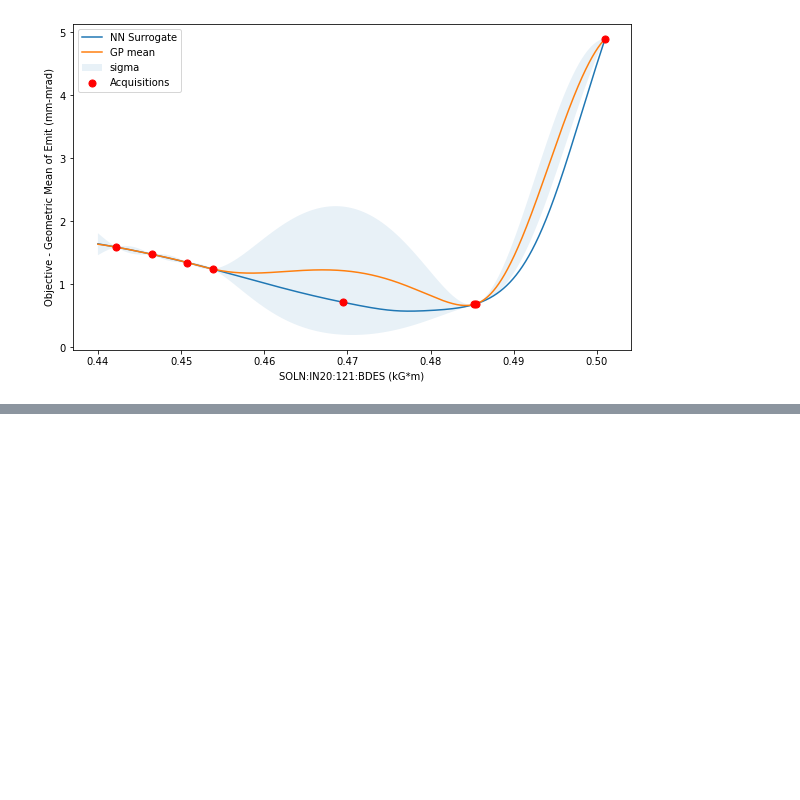
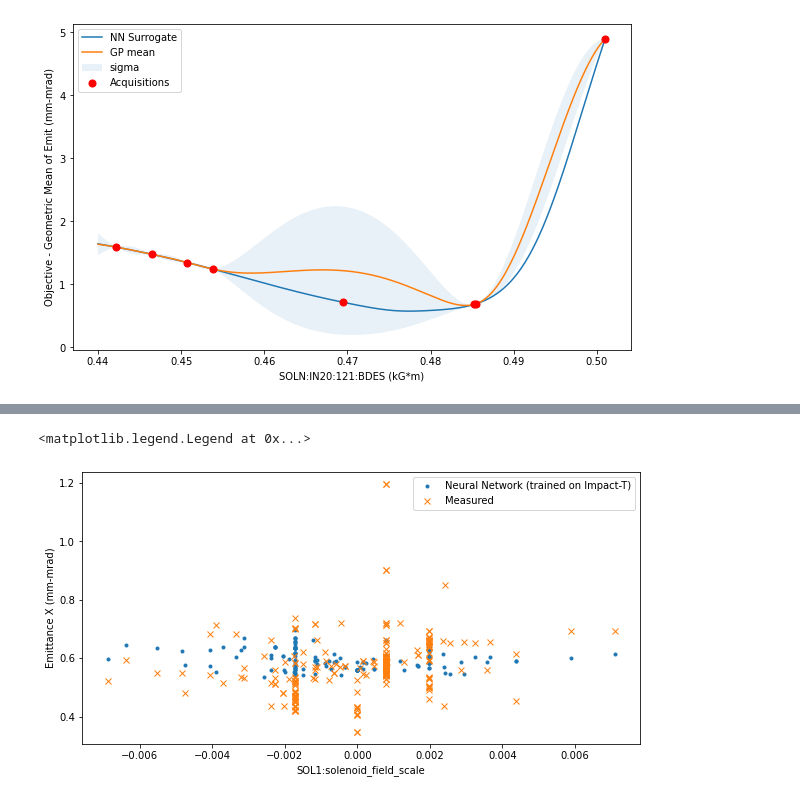
Before and after one commit to singh96aman/lcls_cu_injector_tuning, a Jupyter notebook: models/simple_models/LCLS_Cu_Inj_scalar_beam_size_emit_OTR2_EASY.ipynb, the cells around one changed output, grey strips where cells are left out. Drawn from its saved outputs; the diff is of its cells as text; code cells hidden in the pictures; blank space fills up the shorter version.

```diff
--- a/models/simple_models/LCLS_Cu_Inj_scalar_beam_size_emit_OTR2_EASY.ipynb
+++ b/models/simple_models/LCLS_Cu_Inj_scalar_beam_size_emit_OTR2_EASY.ipynb
@@ -944,0 +1041,11 @@ plot_bo(evaluate_sol2, bo)
+# %%
+plt.figure(figsize=(10,5))
+plt.plot(np.array(arch_values['SQ01:b1_gradient']),Y_pred[:,loc_out['norm_emit_x']]*10**6,'.')
+plt.plot(np.array(arch_values['SQ01:b1_gradient']),arch_emitx,'x')
+#plt.plot(arch_emitx,'x')
+plt.xlabel('SOL1:solenoid_field_scale')
+plt.ylabel('Emittance X (mm-mrad)')
+plt.legend(['Neural Network (trained on Impact-T)','Measured'])
+# %% [output]
+<matplotlib.legend.Legend at 0x...>
+[figure, added]
```
Also changed, not shown: parts of 43 cells of this notebook, 4 other files.
